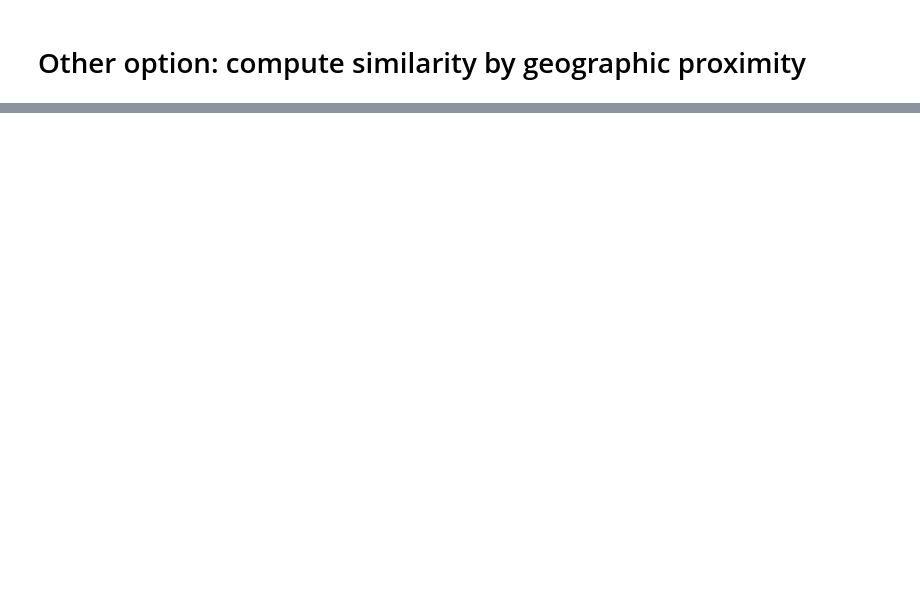
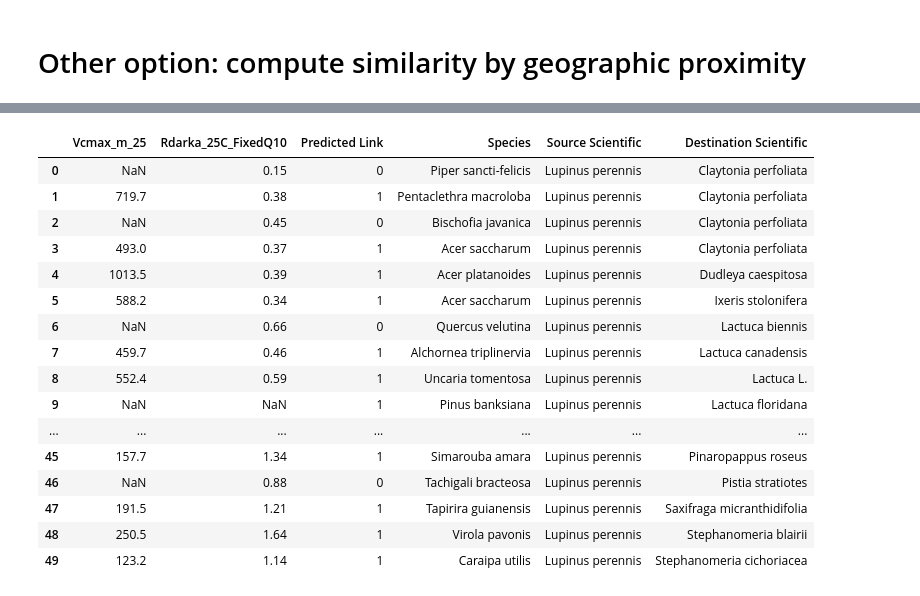
Before and after one commit to madisonmina/PlantIt-Hacksgiving2025, a Jupyter notebook: test.ipynb, the cells around one changed output, grey strips where cells are left out. Cells and saved outputs as stored; diff of their text form; code cells hidden in the pictures; blank space fills up the shorter version.

```diff
--- a/test.ipynb
+++ b/test.ipynb
@@ -511,0 +479,25 @@ print(df.head())
+# %%
+# Adding the predicted link to the dataframe
+all_feature_test_x["Predicted Link"] = prediction
+all_feature_test_x["Species"] = plant_feature_data_df["Species"]
+all_feature_test_x["Source Scientific"] = joined["Source Scientific"]
+all_feature_test_x["Destination Scientific"] = joined["Destination Scientific"]
+all_feature_test_x.head(50)
+# %% [output]
+|  | Vcmax_m_25 | Rdarka_25C_FixedQ10 | Predicted Link | Species | Source Scientific | Destination Scientific |
+| 0 | NaN | 0.15 | 0 | Piper sancti-felicis | Lupinus perennis | Claytonia perfoliata |
+| 1 | 719.7 | 0.38 | 1 | Pentaclethra macroloba | Lupinus perennis | Claytonia perfoliata |
+| 2 | NaN | 0.45 | 0 | Bischofia javanica | Lupinus perennis | Claytonia perfoliata |
+| 3 | 493.0 | 0.37 | 1 | Acer saccharum | Lupinus perennis | Claytonia perfoliata |
+| 4 | 1013.5 | 0.39 | 1 | Acer platanoides | Lupinus perennis | Dudleya caespitosa |
+| 5 | 588.2 | 0.34 | 1 | Acer saccharum | Lupinus perennis | Ixeris stolonifera |
+| 6 | NaN | 0.66 | 0 | Quercus velutina | Lupinus perennis | Lactuca biennis |
+| 7 | 459.7 | 0.46 | 1 | Alchornea triplinervia | Lupinus perennis | Lactuca canadensis |
+| 8 | 552.4 | 0.59 | 1 | Uncaria tomentosa | Lupinus perennis | Lactuca L. |
+| 9 | NaN | NaN | 1 | Pinus banksiana | Lupinus perennis | Lactuca floridana |
+| ... | ... | ... | ... | ... | ... | ... |
+| 45 | 157.7 | 1.34 | 1 | Simarouba amara | Lupinus perennis | Pinaropappus roseus |
+| 46 | NaN | 0.88 | 0 | Tachigali bracteosa | Lupinus perennis | Pistia stratiotes |
+| 47 | 191.5 | 1.21 | 1 | Tapirira guianensis | Lupinus perennis | Saxifraga micranthidifolia |
+| 48 | 250.5 | 1.64 | 1 | Virola pavonis | Lupinus perennis | Stephanomeria blairii |
+| 49 | 123.2 | 1.14 | 1 | Caraipa utilis | Lupinus perennis | Stephanomeria cichoriacea |
```
Also changed, not shown: parts of 14 cells of this notebook, 2 other files.
